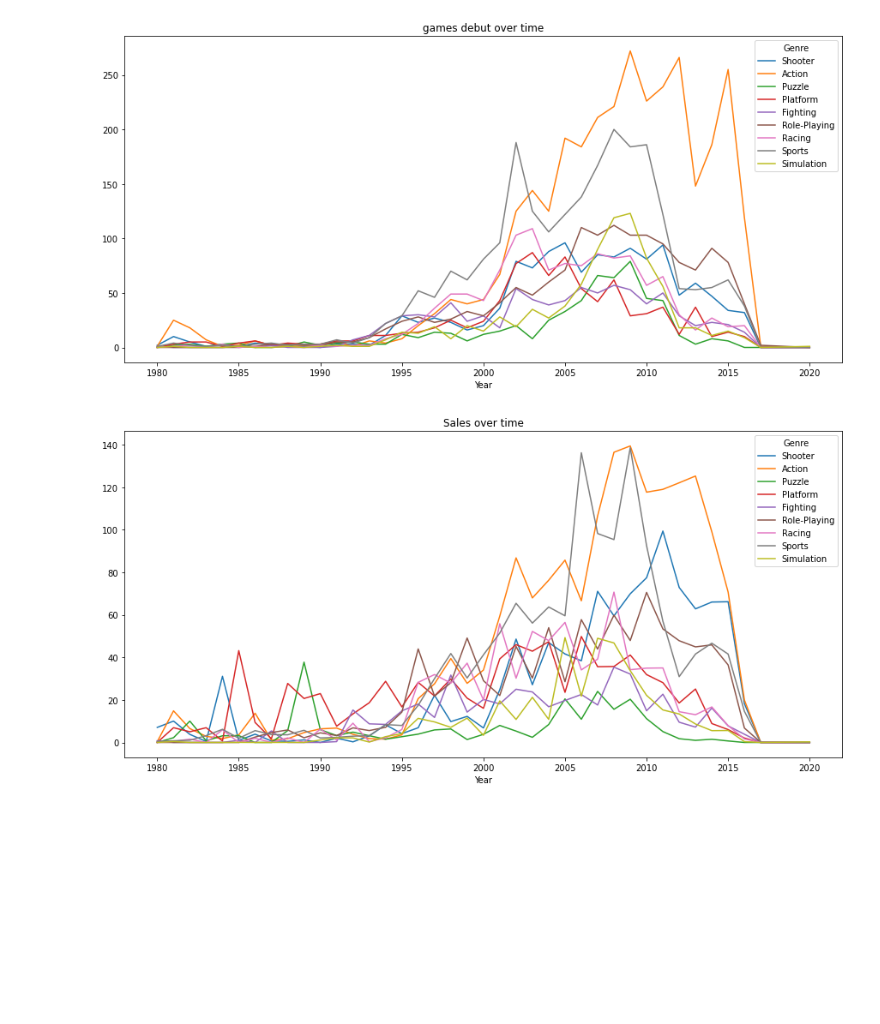
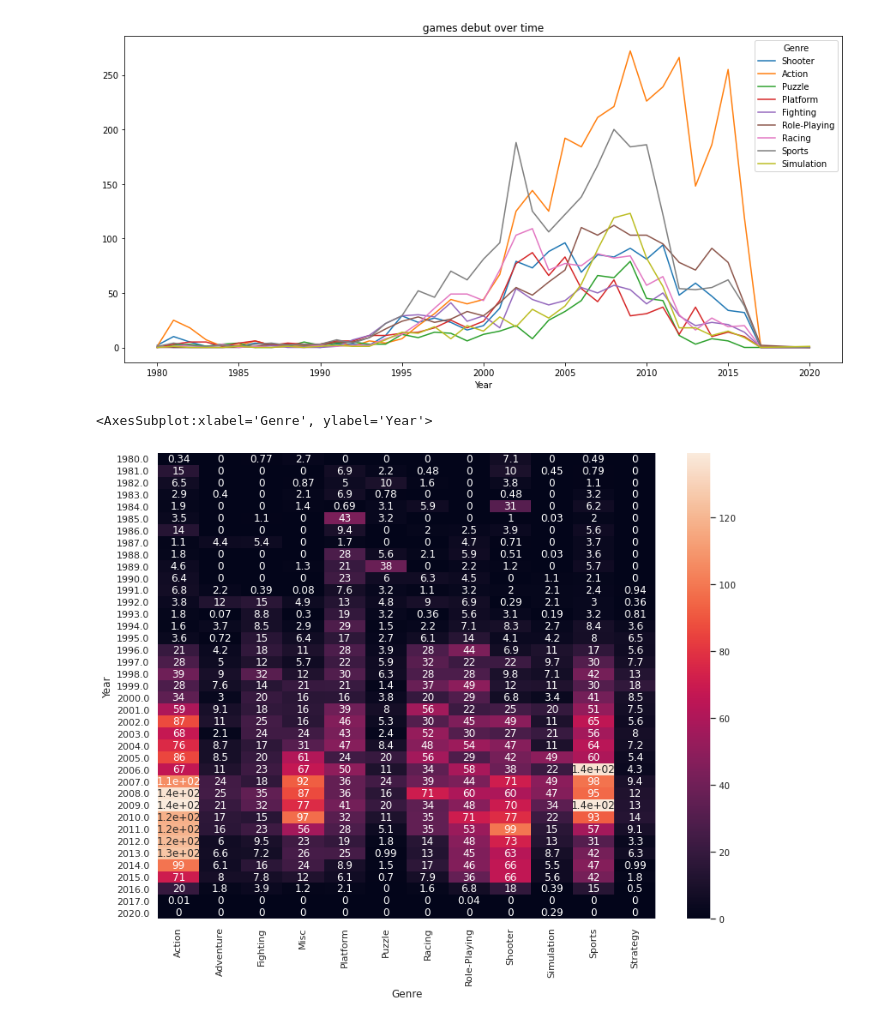
Before and after one commit to tranquangduy0410/PDDS-CLC19-FinalProject, a Jupyter notebook: PTTK1.ipynb, the cells around one changed output. Drawn from its saved outputs; the diff is of its cells as text; code cells hidden in the pictures; blank space fills up the shorter version.

Commit message:
PTTK1
add heat map of genre
Flatform trending of Nintendo

```diff
--- a/PTTK1.ipynb
+++ b/PTTK1.ipynb
@@ -48,10 +46,11 @@ plt.title("games debut over time");
 games_sale = game_df[["Year","Genre","Global_Sales"]].groupby(["Year","Genre"]).sum().unstack(1).fillna(0)
 games_sale.columns = games_sale.columns.droplevel(0)
 # %%
-games_sale[b_genres].plot(figsize = (15,7))
-plt.title("Sales over time");
+sns.set(rc={'figure.figsize':(13,10)})
+sns.heatmap(games_sale, annot=True)
 # %% [output]
+<AxesSubplot:xlabel='Genre', ylabel='Year'>
-[figure, old version]
+[figure, new version]
 # %%
 plat_db = game_df[["Year","Platform","Name"]].groupby(["Year","Platform"]).size().unstack(1).fillna(0)
 top_plat = plat_db.sum(axis=0).sort_values(axis=0, ascending=False).head(10).index
```
Also changed, not shown: parts of 7 cells of this notebook.
